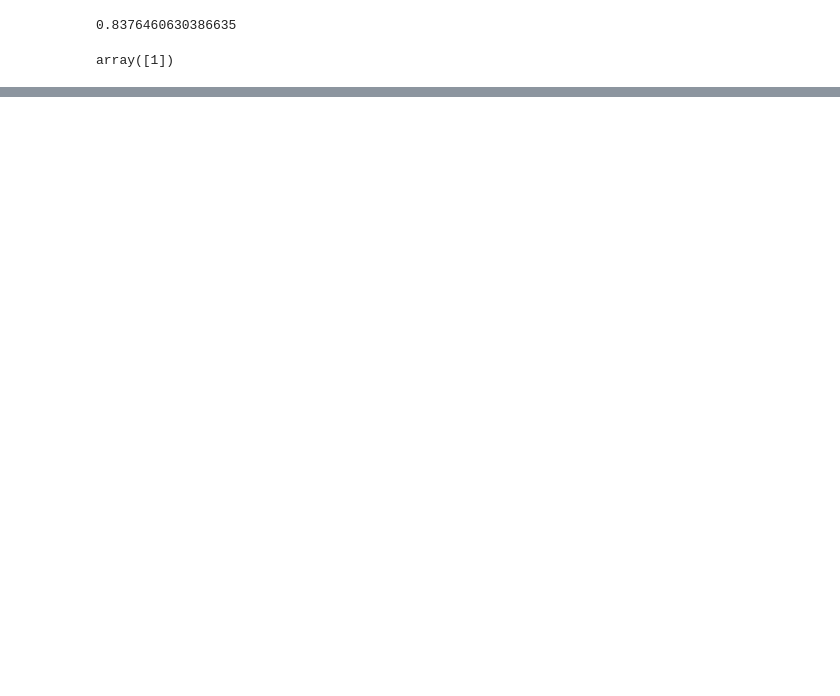
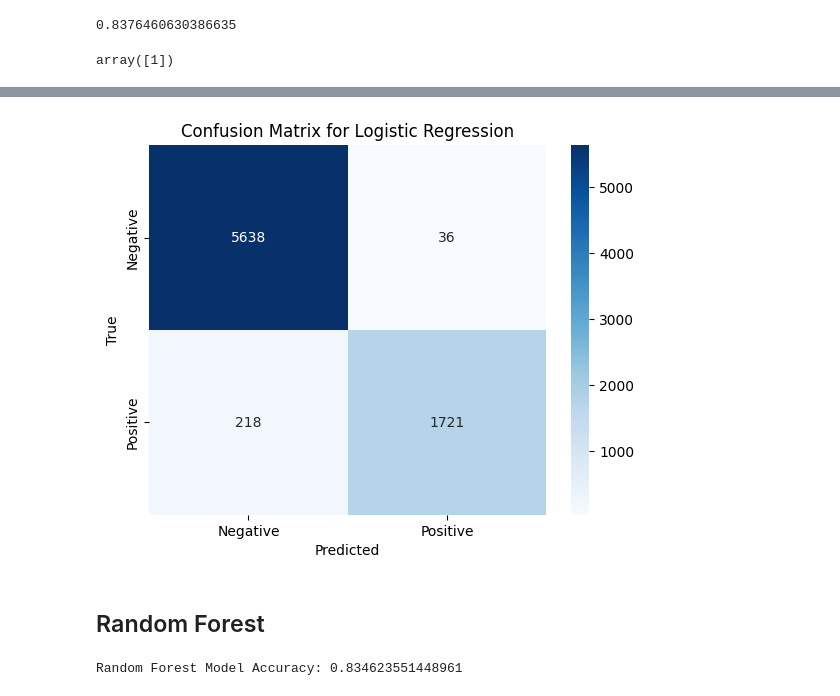
Before and after one commit to MachukaJoy/Intel_Image_Classification, a Jupyter notebook: Module9_Final.ipynb, the cells around one changed output, grey strips where cells are left out. Cells and saved outputs as stored; diff of their text form; code cells hidden in the pictures; blank space fills up the shorter version.

Commit message:
code: adds svm and random forest models

```diff
--- a/Module9_Final.ipynb
+++ b/Module9_Final.ipynb
@@ -632,3 +640,12 @@ new_rewiew = vectorizer.fit(X).transform(new_rewiew)
 log_model.predict(new_rewiew)
 # %% [output]
 array([1])
+# %%
+# Predict the sentiment labels for the entire training set
+log_pred = log_model.predict(X_count)
+
+# Compute precision, recall, and F1-score for the Logistic Regression model
+log_report = classification_report(y, log_pred, target_names=["Negative", "Positive"])
+
+print("Classification Report for Logistic Regression:")
+print(log_report)
@@ -634,0 +662,30 @@ array([1])
+# %%
+# Compute the confusion matrix for the Logistic Regression model
+log_cm = confusion_matrix(y, log_pred)
+
+# Plot the confusion matrix
+sns.heatmap(log_cm, annot=True, fmt="d", cmap="Blues", xticklabels=["Negative", "Positive"], yticklabels=["Negative", "Positive"])
+plt.title("Confusion Matrix for Logistic Regression")
+plt.xlabel("Predicted")
+plt.ylabel("True")
+plt.show()
+# %% [output]
+[figure, added]
+# %% [markdown]
+## Random Forest
+# %%
+from sklearn.ensemble import RandomForestClassifier
+from sklearn.model_selection import cross_val_score
+
+# Initialize the Random Forest model
+rf_model = RandomForestClassifier()
+
+# Train the model and evaluate its performance using cross-validation
+rf_model.fit(X_count, y)
+
+# Evaluate the model with 5-fold cross-validation using accuracy as the scoring metric
+rf_accuracy = cross_val_score(rf_model, X_count, y, scoring="accuracy", cv=5).mean()
+
+print(f"Random Forest Model Accuracy: {rf_accuracy}")
+# %% [output]
+Random Forest Model Accuracy: 0.834623551448961
```
Also changed, not shown: parts of 22 cells of this notebook.
